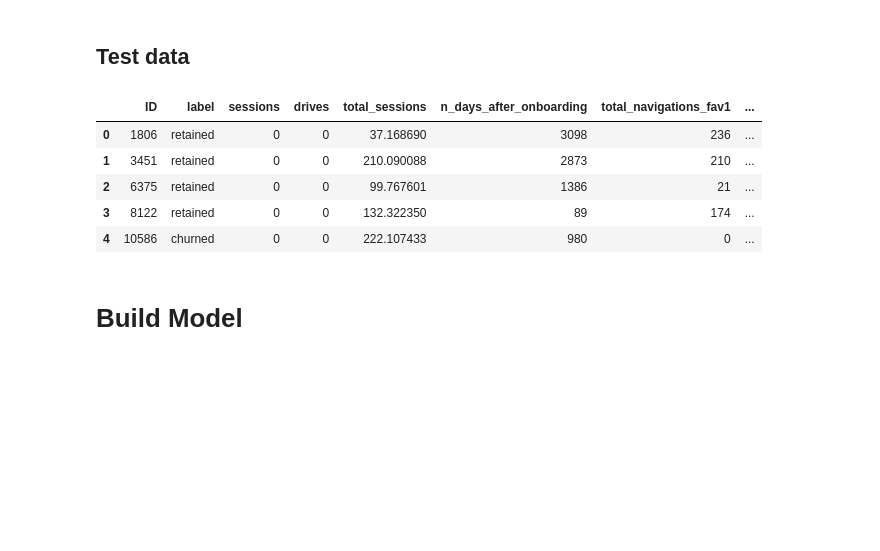
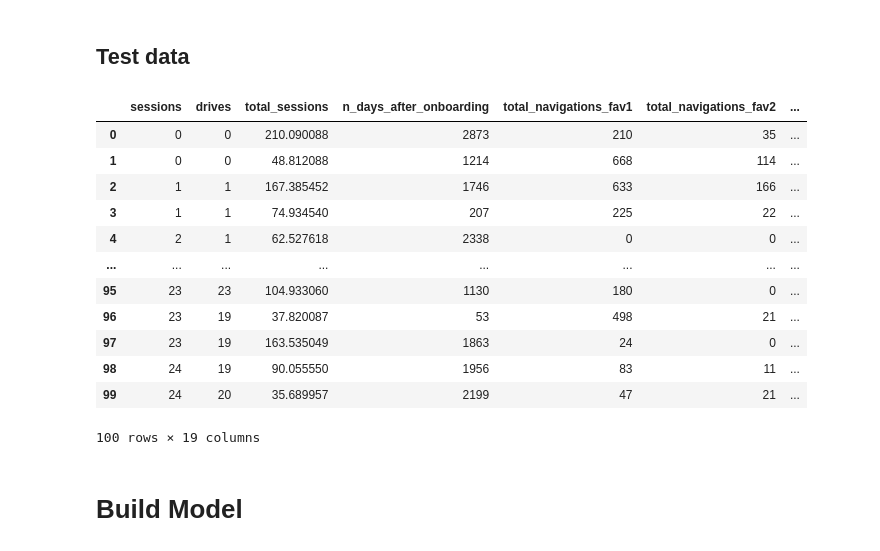
Before and after one commit to Hareg2024/User-churn, a Jupyter notebook: waze.ipynb, the cells around one changed output. Saved outputs shown, nothing was run; the diff lists cells and outputs as text; code cells hidden in the pictures; blank space fills up the shorter version.

```diff
--- a/waze.ipynb
+++ b/waze.ipynb
@@ -176,21 +199,29 @@ for column in ['sessions', 'drives', 'total_sessions',
 # %%
 # the second table is a view table and cannot be directly converted to dataframe , we are gonna query the view table
 sql = """
 SELECT *
-FROM `userchurn-431116.wazedata.testdata`
+FROM `userchurn-431116.wazedata.test`
 """
 
 query_job = client.query(sql)
 results = query_job.result()  # Waits for the query to finish
 df_test = results.to_dataframe()
-df_test.head()
+df_test.drop(['prediction_label','prediction_score'], axis=1, inplace=True)
+df_test
 # %% [output]
-|  | ID | label | sessions | drives | total_sessions | n_days_after_onboarding | total_navigations_fav1 | ... |
-| 0 | 1806 | retained | 0 | 0 | 37.168690 | 3098 | 236 | ... |
-| 1 | 3451 | retained | 0 | 0 | 210.090088 | 2873 | 210 | ... |
-| 2 | 6375 | retained | 0 | 0 | 99.767601 | 1386 | 21 | ... |
-| 3 | 8122 | retained | 0 | 0 | 132.322350 | 89 | 174 | ... |
-| 4 | 10586 | churned | 0 | 0 | 222.107433 | 980 | 0 | ... |
+|  | sessions | drives | total_sessions | n_days_after_onboarding | total_navigations_fav1 | total_navigations_fav2 | ... |
+| 0 | 0 | 0 | 210.090088 | 2873 | 210 | 35 | ... |
+| 1 | 0 | 0 | 48.812088 | 1214 | 668 | 114 | ... |
+| 2 | 1 | 1 | 167.385452 | 1746 | 633 | 166 | ... |
+| 3 | 1 | 1 | 74.934540 | 207 | 225 | 22 | ... |
+| 4 | 2 | 1 | 62.527618 | 2338 | 0 | 0 | ... |
+| ... | ... | ... | ... | ... | ... | ... | ... |
+| 95 | 23 | 23 | 104.933060 | 1130 | 180 | 0 | ... |
+| 96 | 23 | 19 | 37.820087 | 53 | 498 | 21 | ... |
+| 97 | 23 | 19 | 163.535049 | 1863 | 24 | 0 | ... |
+| 98 | 24 | 19 | 90.055550 | 1956 | 83 | 11 | ... |
+| 99 | 24 | 20 | 35.689957 | 2199 | 47 | 21 | ... |
+100 rows × 19 columns
 # %% [markdown]
 # Build Model
 # %% [markdown]
```
Also changed, not shown: parts of 32 cells of this notebook.
